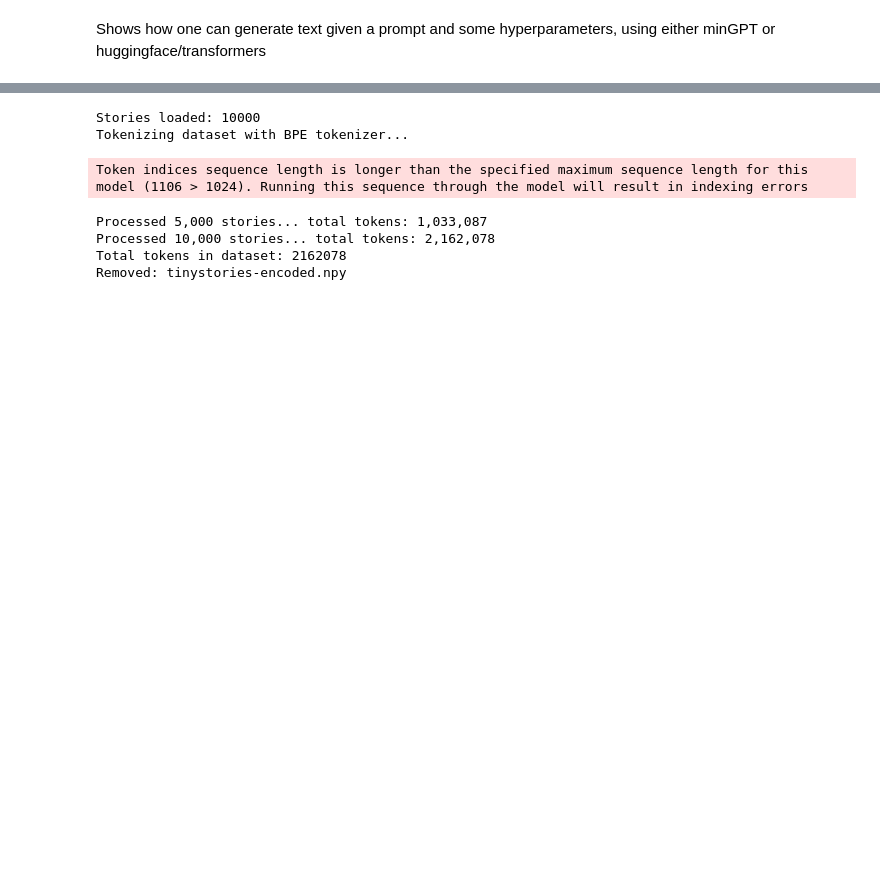
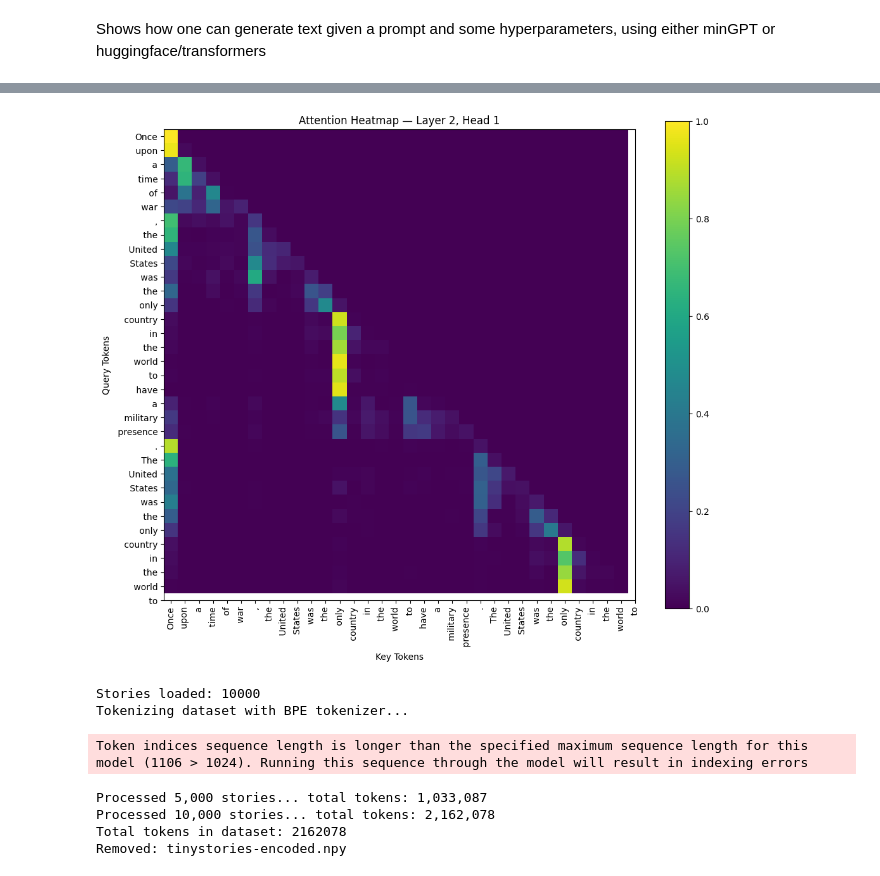
Before and after one commit to Oxygonix/finalNLPProject, a Jupyter notebook: Pretrained.ipynb, the cells around one changed output, grey strips where cells are left out. Cells and saved outputs as stored; diff of their text form; code cells hidden in the pictures; blank space fills up the shorter version.

Commit message:
updated pretrained

```diff
--- a/Pretrained.ipynb
+++ b/Pretrained.ipynb
@@ -6,3 +6,9 @@ from transformers import GPT2Tokenizer, GPT2LMHeadModel
 
 model_type = "distilbert/distilgpt2"
 device = 'cuda'
+
+model = GPT2LMHeadModel.from_pretrained(model_type, attn_implementation='eager')
+model.config.pad_token_id = model.config.eos_token_id
+
+model.to(device)
+model.eval();
@@ -9,6 +20,0 @@ device = 'cuda'
-# %%
-model = GPT2LMHeadModel.from_pretrained(model_type)
-model.config.pad_token_id = model.config.eos_token_id
-
-model.to(device)
-model.eval();
@@ -50,3 +42,72 @@ They will be back together for this morning as well
+# %%
+import matplotlib.pyplot as plt
+import numpy as np
+
+tokenizer = GPT2Tokenizer.from_pretrained(model_type)
+
+prompt = "Once upon a time"
+inputs = tokenizer(prompt, return_tensors="pt").to(device)
+
+@torch.no_grad()
+def generate_with_attention(model, tokenizer, prompt, max_new_tokens=40):
+    model.config.output_attentions = True
+
+    input_ids = tokenizer.encode(prompt, return_tensors="pt").to(device)
+
+    all_tokens = input_ids.clone()
+    all_attn = []
+
+    for _ in range(max_new_tokens):
+        outputs = model(all_tokens, use_cache=False)
+        logits = outputs.logits
+        attentions = outputs.attentions
+
+        if attentions is None or not isinstance(attentions, tuple) or len(attentions) == 0:
+            print("Warning: Model did not output attentions. Ensure model.config.output_attentions is True.")
+            break
+
+        attn_step = torch.stack([a[0] for a in attentions])
+        all_attn.append(attn_step.cpu())
+
+        next_id = torch.argmax(logits[:, -1, :], dim=-1, keepdim=True)
+        all_tokens = torch.cat([all_tokens, next_id], dim=1)
+
+        if next_id.item() == tokenizer.eos_token_id:
+            break
+
+    return all_tokens[0], all_attn
+
+def clean(tokens):
+    return [t.replace("Ġ", " ") for t in tokens]
+
+tokens, attn_list = generate_with_attention(model, tokenizer, prompt, max_new_tokens=30)
+
+decoded = tokenizer.decode(tokens)
+
+def plot_full_attention(tokens, attn_list, layer=0, head=0):
+    text_tokens = clean(tokenizer.convert_ids_to_tokens(tokens))
+
+    if not attn_list:
+        print("Error: attn_list is empty. No attention data to plot.")
+        return
+
+    final_step_attn = attn_list[-1]
+
+    full_attn = final_step_attn[layer, head].numpy()
+
+    plt.figure(figsize=(12, 10))
+    plt.imshow(full_attn, cmap="viridis")
+    plt.colorbar()
+    plt.title(f"Attention Heatmap — Layer {layer}, Head {head}")
+    plt.xlabel("Key Tokens")
+    plt.ylabel("Query Tokens")
+    plt.xticks(range(len(text_tokens)), text_tokens, rotation=90)
+    plt.yticks(range(len(text_tokens)), text_tokens)
+    plt.show()
+
+plot_full_attention(tokens, attn_list, layer=2, head=1)
+# %% [output]
+[figure, added]
 # %%
 import os
 import numpy as np
```
Also changed, not shown: parts of 6 cells of this notebook.
